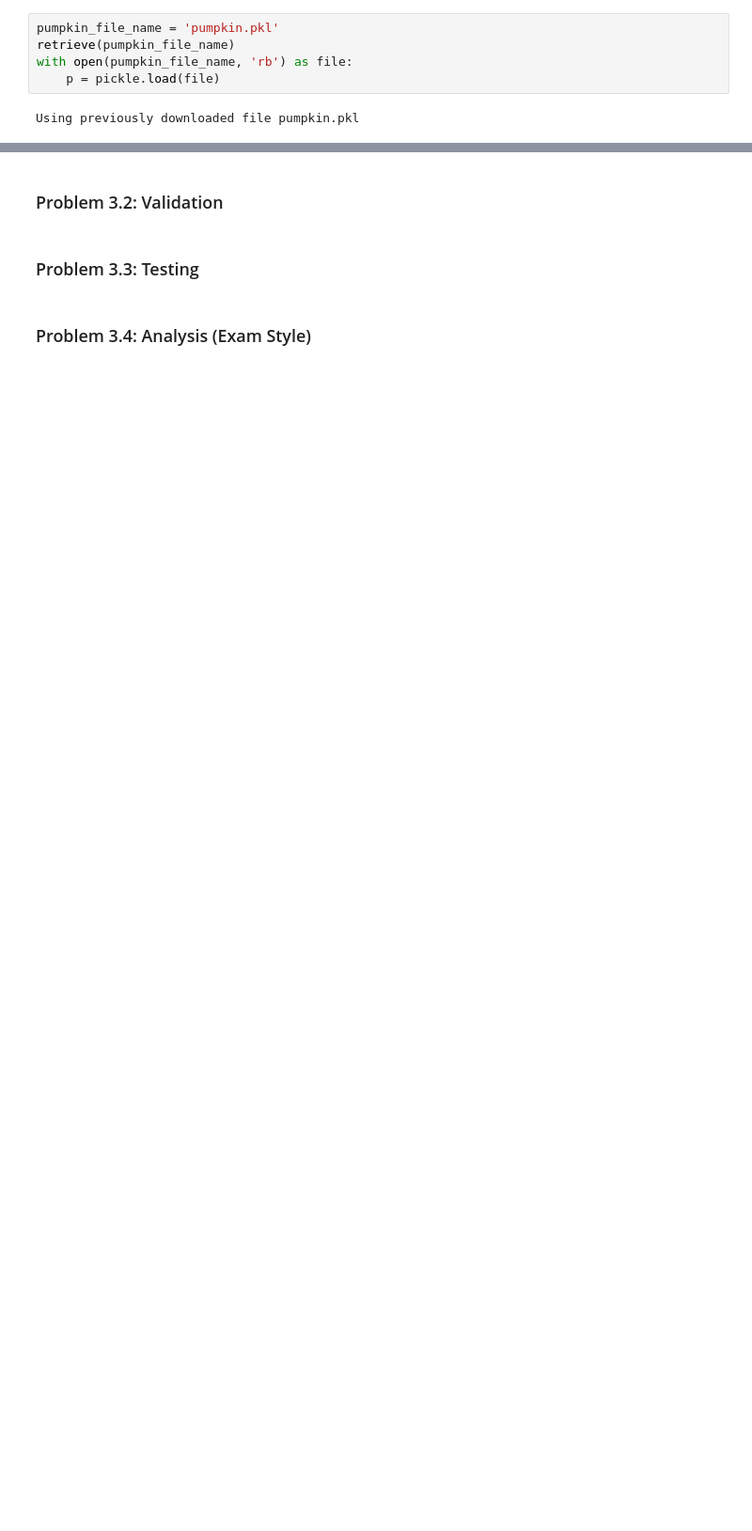
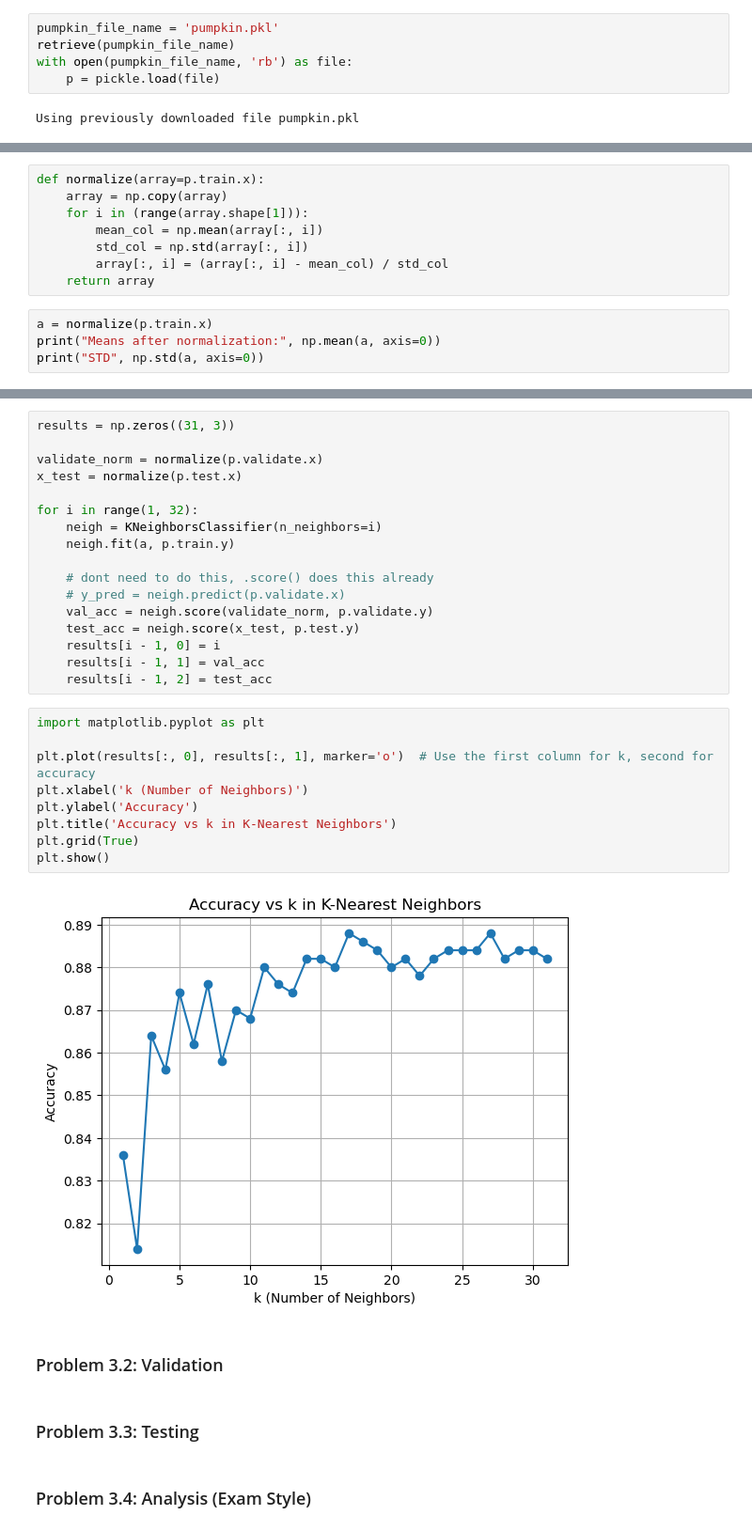
Before and after one commit to detroitnatif/CS371, a Jupyter notebook: hw1/homework01.ipynb, the cells around one changed output, grey strips where cells are left out. Shown: that part at 94% size. Cells and saved outputs as stored; diff of their text form; blank space fills up the shorter version.

```diff
--- a/hw1/homework01.ipynb
+++ b/hw1/homework01.ipynb
@@ -240,0 +246,12 @@ Using previously downloaded file pumpkin.pkl
+# %%
+def normalize(array=p.train.x):
+    array = np.copy(array)
+    for i in (range(array.shape[1])):
+        mean_col = np.mean(array[:, i])
+        std_col = np.std(array[:, i])
+        array[:, i] = (array[:, i] - mean_col) / std_col
+    return array
+# %%
+a = normalize(p.train.x)
+print("Means after normalization:", np.mean(a, axis=0))
+print("STD", np.std(a, axis=0))
@@ -241,3 +266,31 @@ Using previously downloaded file pumpkin.pkl
+# %%
+results = np.zeros((31, 3))
+
+validate_norm = normalize(p.validate.x)
+x_test = normalize(p.test.x)
+
+for i in range(1, 32):
+    neigh = KNeighborsClassifier(n_neighbors=i)
+    neigh.fit(a, p.train.y)
+
+    # dont need to do this, .score() does this already
+    # y_pred = neigh.predict(p.validate.x)
+    val_acc = neigh.score(validate_norm, p.validate.y)
+    test_acc = neigh.score(x_test, p.test.y)
+    results[i - 1, 0] = i
+    results[i - 1, 1] = val_acc
+    results[i - 1, 2] = test_acc
+# %%
+import matplotlib.pyplot as plt
+
+plt.plot(results[:, 0], results[:, 1], marker='o')  # Use the first column for k, second for accuracy
+plt.xlabel('k (Number of Neighbors)')
+plt.ylabel('Accuracy')
+plt.title('Accuracy vs k in K-Nearest Neighbors')
+plt.grid(True)
+plt.show()
+# %% [output]
+[figure, added]
 # %% [markdown]
 ### Problem 3.2: Validation
 # %% [markdown]
```
Also changed, not shown: parts of 3 cells of this notebook.
